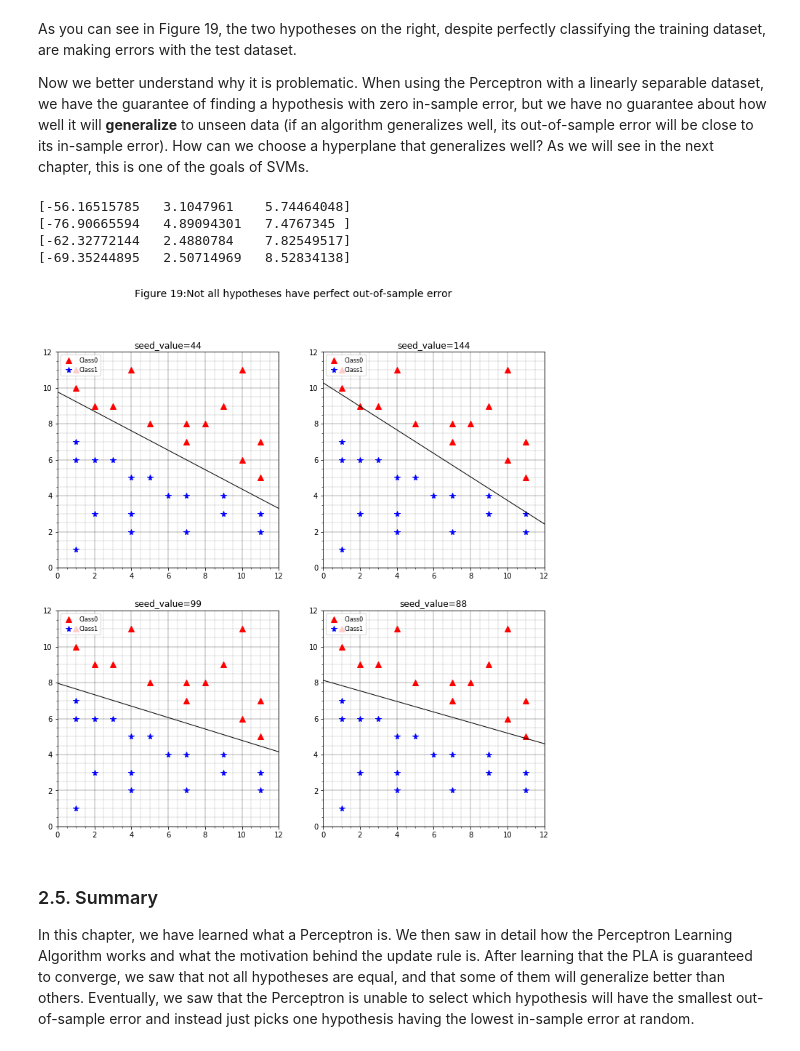
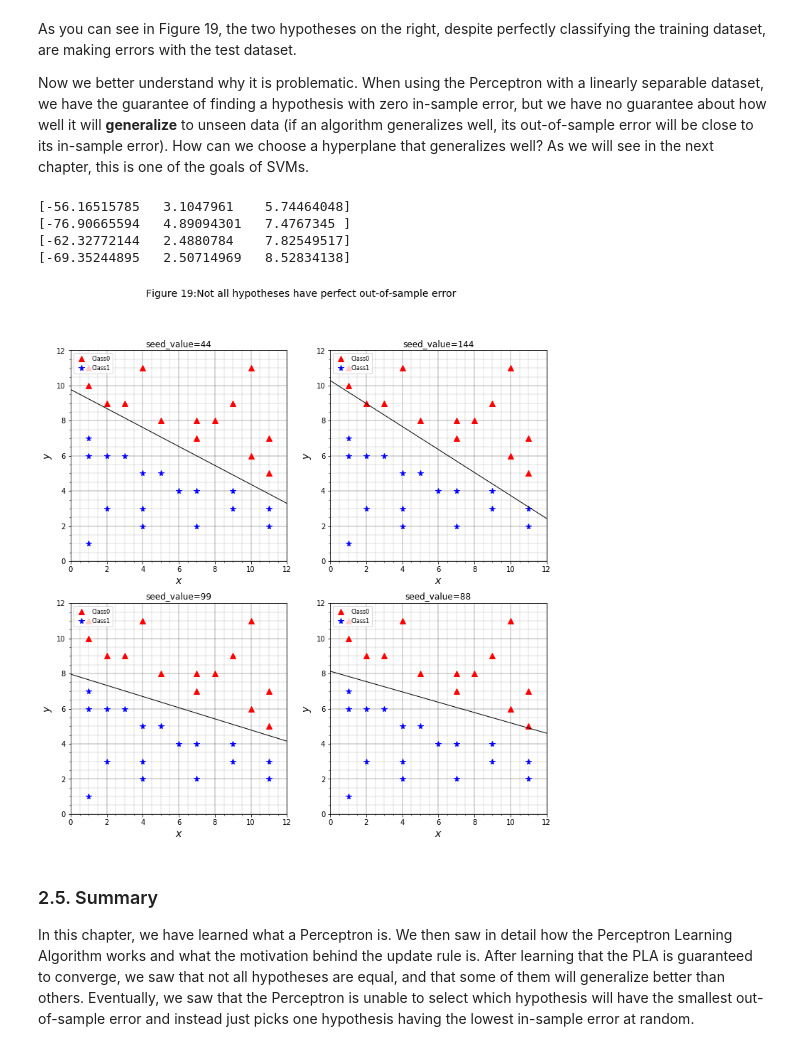
Before and after one commit to AnilSarode/Machine-Learning-Digital-Book-, a Jupyter notebook: The Perceptron/The Perceptron .ipynb, the cells around one changed output. Cells and saved outputs as stored; diff of their text form; code cells hidden in the pictures.

```diff
--- a/The Perceptron/The Perceptron .ipynb
+++ b/The Perceptron/The Perceptron .ipynb
@@ -1175,6 +1175,7 @@ from succinctly.datasets import get_dataset, linearly_separable as ls
 
 fig = plt.figure(figsize=(10, 10))
 fig.suptitle("Figure 17:The PLA finds a different hyperplane each time", fontsize=14)
+x= np.arange(0,13,1)
 
 for k, seed_value in enumerate([122,99,77,55]):
     np.random.seed(seed_value) # 99 77 66 55 111 122
@@ -1199,7 +1200,8 @@ for k, seed_value in enumerate([122,99,77,55]):
 
     plt.plot(a1,b1,"r^",a2,b2,"b*",markersize=8)
     plt.plot(x,y,'k',linewidth=1)
-
+    plt.xlabel(r'$x$',fontsize=14)
+    plt.ylabel(r'$y$',fontsize=14)
     # Turn on the minor TICKS, which are required for the minor GRID
     plt.minorticks_on()
 
@@ -1276,6 +1278,7 @@ from succinctly.datasets import get_dataset, linearly_separable as ls
 
 fig = plt.figure(figsize=(12, 12))
 fig.suptitle("Figure 19:Not all hypotheses have perfect out-of-sample error", fontsize=14)
+x= np.arange(0,13,1)
 
 for k, seed_value in enumerate([44,144,99,88]):
     np.random.seed(seed_value) # 99 77 66 55 111 122
@@ -1290,35 +1293,36 @@ for k, seed_value in enumerate([44,144,99,88]):
     X_augmented = np.c_[np.ones(X1.shape[0]), X1]
 
     w = perceptron_learning_algorithm(X_augmented, y1)
     print(w)
 
     b=w[0]
     a= -w[1]/w[2]
     c=-b/w[2]
     y=a*x+c
 
     plt.plot(a1,b1,"r^",a2,b2,"b*",markersize=8)
     plt.plot(x,y,'k',linewidth=1)
-
+    plt.xlabel(r'$x$',fontsize=14)
+    plt.ylabel(r'$y$',fontsize=14)
     # Turn on the minor TICKS, which are required for the minor GRID
     plt.minorticks_on()
 
     # Customize the major grid
     plt.grid(which='major', linestyle='-', linewidth='0.3', color='black')
     # Customize the minor grid
 
     plt.grid(which='minor', linestyle=':', linewidth='0.3', color='black')
     plt.legend(["Class0", "Class1"], loc="upper left",prop=dict(size=8))
     ax1.set_title("seed_value={}".format(seed_value))
     plt.ylim(0,12)
     plt.xlim(0,12)
 plt.show()
 # %% [output]
 [-56.16515785   3.1047961    5.74464048]
 [-76.90665594   4.89094301   7.4767345 ]
 [-62.32772144   2.4880784    7.82549517]
 [-69.35244895   2.50714969   8.52834138]
-[figure, old version]
+[figure, new version]
 # %% [markdown]
 ### 2.5. Summary <a class="anchor" id="2.5"></a>
 
```
Also changed, not shown: parts of 11 cells of this notebook, 23 other files.
